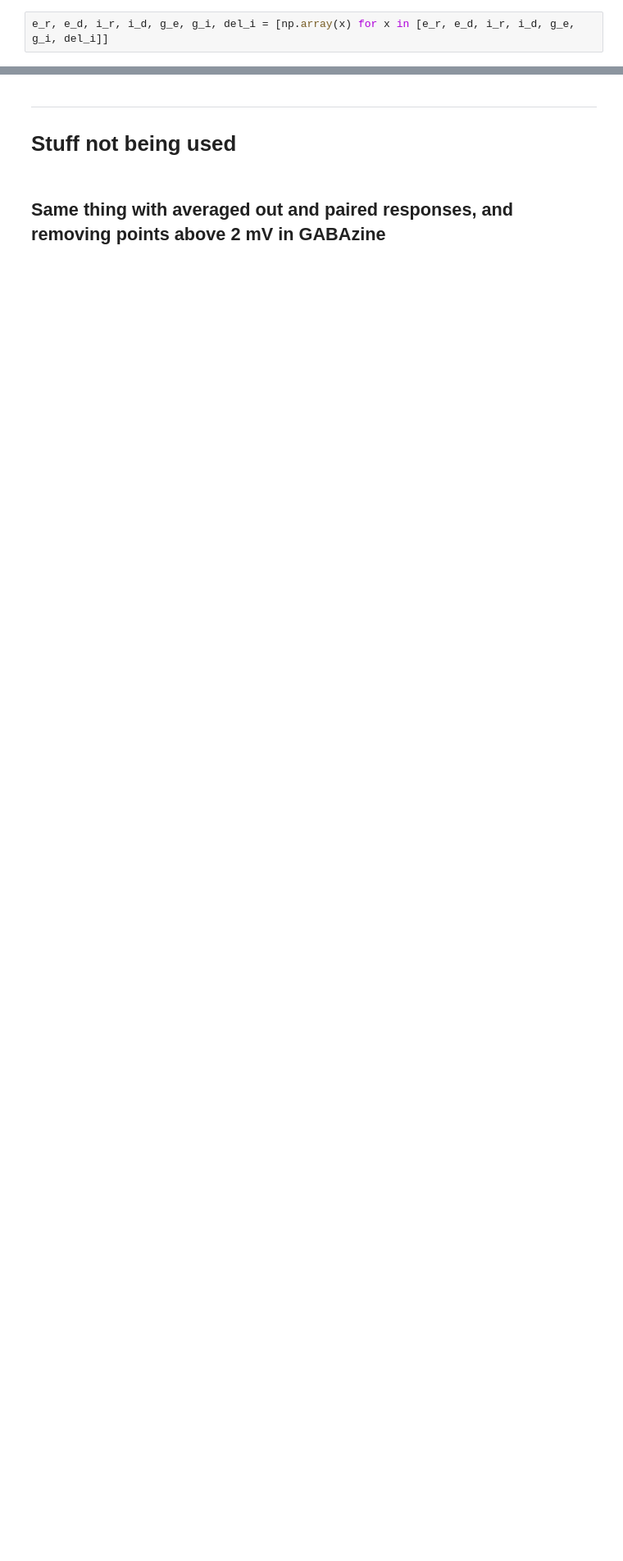
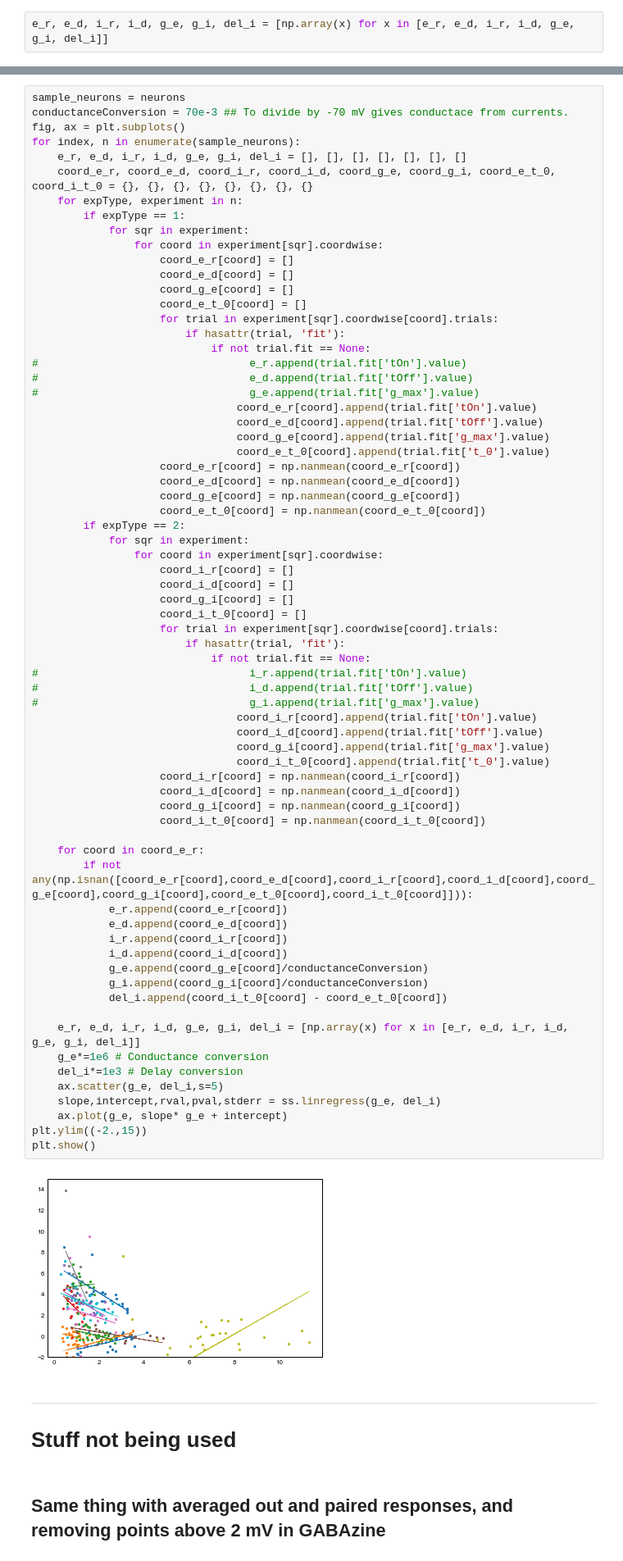
Before and after one commit to sahilm89/linearity, a Jupyter notebook: Paper_Figures/Supplementary Figures.ipynb, the cells around one changed output, grey strips where cells are left out. Shown at 82% size. Drawn from its saved outputs; the diff is of its cells as text; blank space fills up the shorter version.

```diff
--- a/Paper_Figures/Supplementary Figures.ipynb
+++ b/Paper_Figures/Supplementary Figures.ipynb
@@ -563,3 +600,74 @@ plt.show()
+# %%
+sample_neurons = neurons
+conductanceConversion = 70e-3 ## To divide by -70 mV gives conductace from currents.
+fig, ax = plt.subplots()
+for index, n in enumerate(sample_neurons):
+    e_r, e_d, i_r, i_d, g_e, g_i, del_i = [], [], [], [], [], [], []
+    coord_e_r, coord_e_d, coord_i_r, coord_i_d, coord_g_e, coord_g_i, coord_e_t_0, coord_i_t_0 = {}, {}, {}, {}, {}, {}, {}, {}
+    for expType, experiment in n:
+        if expType == 1:
+            for sqr in experiment:
+                for coord in experiment[sqr].coordwise:
+                    coord_e_r[coord] = []
+                    coord_e_d[coord] = []
+                    coord_g_e[coord] = []
+                    coord_e_t_0[coord] = []
+                    for trial in experiment[sqr].coordwise[coord].trials:
+                        if hasattr(trial, 'fit'):
+                            if not trial.fit == None:
+#                                 e_r.append(trial.fit['tOn'].value)
+#                                 e_d.append(trial.fit['tOff'].value)
+#                                 g_e.append(trial.fit['g_max'].value)
+                                coord_e_r[coord].append(trial.fit['tOn'].value)
+                                coord_e_d[coord].append(trial.fit['tOff'].value)
+                                coord_g_e[coord].append(trial.fit['g_max'].value)
+                                coord_e_t_0[coord].append(trial.fit['t_0'].value)
+                    coord_e_r[coord] = np.nanmean(coord_e_r[coord])
+                    coord_e_d[coord] = np.nanmean(coord_e_d[coord])
+                    coord_g_e[coord] = np.nanmean(coord_g_e[coord])
+                    coord_e_t_0[coord] = np.nanmean(coord_e_t_0[coord])
+        if expType == 2:
+            for sqr in experiment:
+                for coord in experiment[sqr].coordwise:
+                    coord_i_r[coord] = []
+                    coord_i_d[coord] = []
+                    coord_g_i[coord] = []
+                    coord_i_t_0[coord] = []
+                    for trial in experiment[sqr].coordwise[coord].trials:
+                        if hasattr(trial, 'fit'):
+                            if not trial.fit == None:
+#                                 i_r.append(trial.fit['tOn'].value)
+#                                 i_d.append(trial.fit['tOff'].value)
+#                                 g_i.append(trial.fit['g_max'].value)
+                                coord_i_r[coord].append(trial.fit['tOn'].value)
+                                coord_i_d[coord].append(trial.fit['tOff'].value)
+                                coord_g_i[coord].append(trial.fit['g_max'].value)
+                                coord_i_t_0[coord].append(trial.fit['t_0'].value)
+                    coord_i_r[coord] = np.nanmean(coord_i_r[coord])
+                    coord_i_d[coord] = np.nanmean(coord_i_d[coord])
+                    coord_g_i[coord] = np.nanmean(coord_g_i[coord])
+                    coord_i_t_0[coord] = np.nanmean(coord_i_t_0[coord])
+
+    for coord in coord_e_r:
+        if not any(np.isnan([coord_e_r[coord],coord_e_d[coord],coord_i_r[coord],coord_i_d[coord],coord_g_e[coord],coord_g_i[coord],coord_e_t_0[coord],coord_i_t_0[coord]])):
+            e_r.append(coord_e_r[coord])
+            e_d.append(coord_e_d[coord])
+            i_r.append(coord_i_r[coord])
+            i_d.append(coord_i_d[coord])
+            g_e.append(coord_g_e[coord]/conductanceConversion)
+            g_i.append(coord_g_i[coord]/conductanceConversion)
+            del_i.append(coord_i_t_0[coord] - coord_e_t_0[coord])
+
+    e_r, e_d, i_r, i_d, g_e, g_i, del_i = [np.array(x) for x in [e_r, e_d, i_r, i_d, g_e, g_i, del_i]]
+    g_e*=1e6 # Conductance conversion
+    del_i*=1e3 # Delay conversion
+    ax.scatter(g_e, del_i,s=5)
+    slope,intercept,rval,pval,stderr = ss.linregress(g_e, del_i)
+    ax.plot(g_e, slope* g_e + intercept)
+plt.ylim((-2.,15))
+plt.show()
+# %% [output]
+[figure, added]
 # %% [markdown]
 ***
 # Stuff not being used
```
Also changed, not shown: parts of 12 cells of this notebook, 49 other files.
